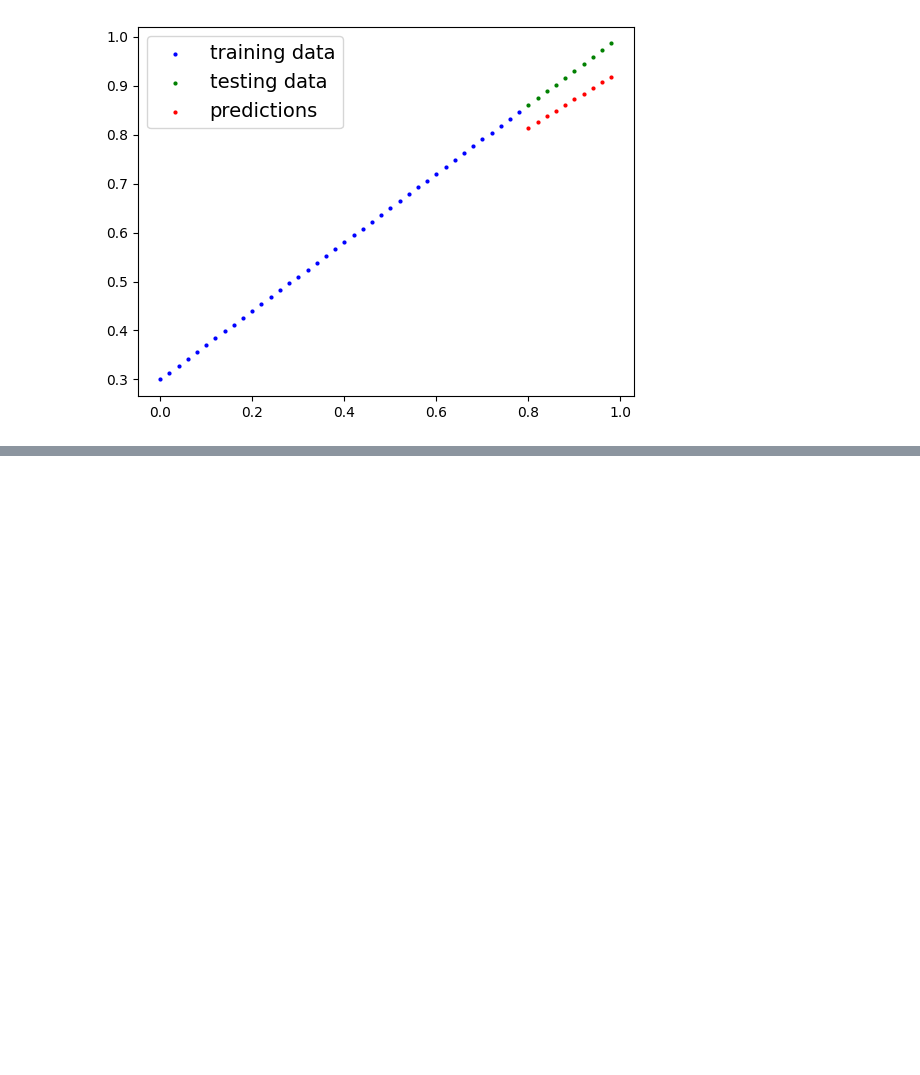
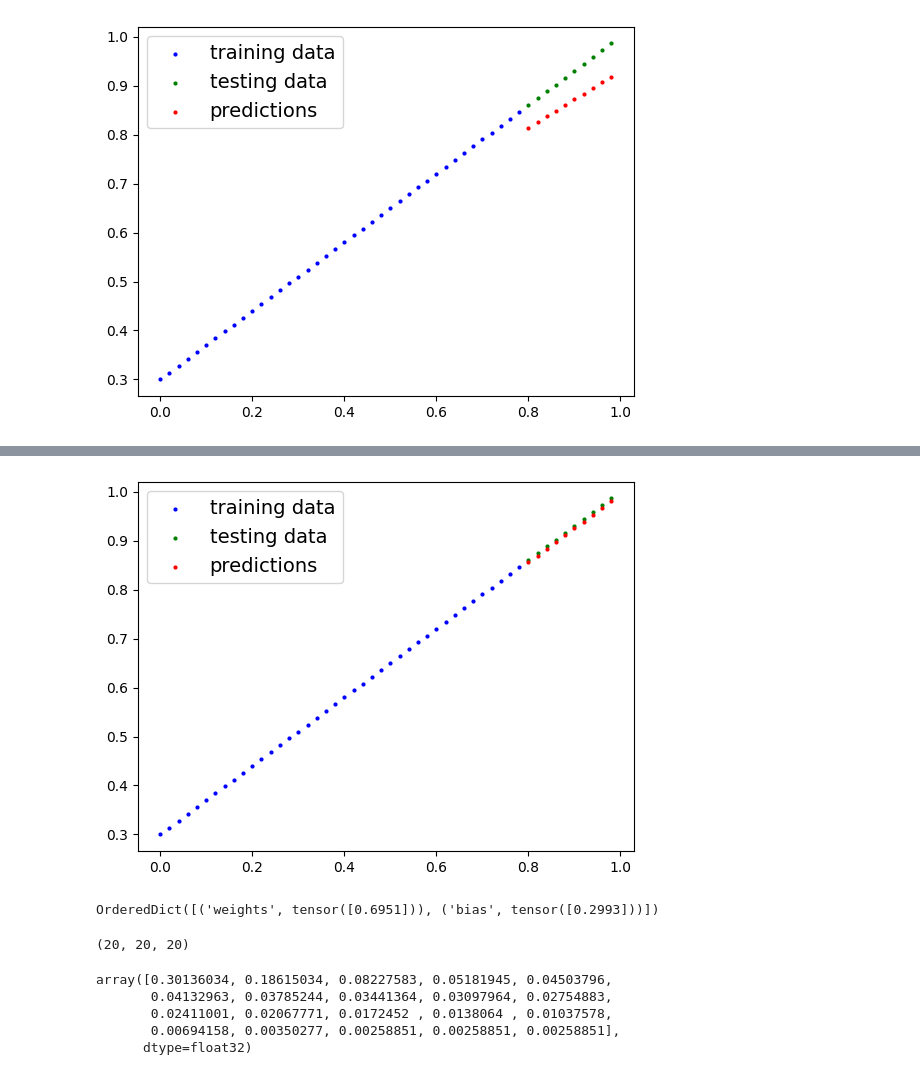
Before and after one commit to shree180103/pytorch_workflow, a Jupyter notebook: Untitled1.ipynb, the cells around one changed output, grey strips where cells are left out. Cells and saved outputs as stored; diff of their text form; code cells hidden in the pictures; blank space fills up the shorter version.

```diff
--- a/Untitled1.ipynb
+++ b/Untitled1.ipynb
@@ -276,0 +330,24 @@ plot_predictions(preds=y_preds_new)
+# %%
+with torch.inference_mode():
+  y_preds_new=model_0(X_test)
+plot_predictions(preds=y_preds_new)
+# %% [output]
+[figure, added]
+# %%
+model_0.state_dict()
+# %% [output]
+OrderedDict([('weights', tensor([0.6951])), ('bias', tensor([0.2993]))])
+# %%
+len(epoch_count),len(loss_train),len(loss_test)
+# %% [output]
+(20, 20, 20)
+# %%
+loss_train_values=np.array(torch.tensor(loss_train))
+loss_test_values=np.array(torch.tensor(loss_test))
+loss_train_values
+# %% [output]
+array([0.30136034, 0.18615034, 0.08227583, 0.05181945, 0.04503796,
+       0.04132963, 0.03785244, 0.03441364, 0.03097964, 0.02754883,
+       0.02411001, 0.02067771, 0.0172452 , 0.0138064 , 0.01037578,
+       0.00694158, 0.00350277, 0.00258851, 0.00258851, 0.00258851],
+      dtype=float32)
```
Also changed, not shown: parts of 3 cells of this notebook.
